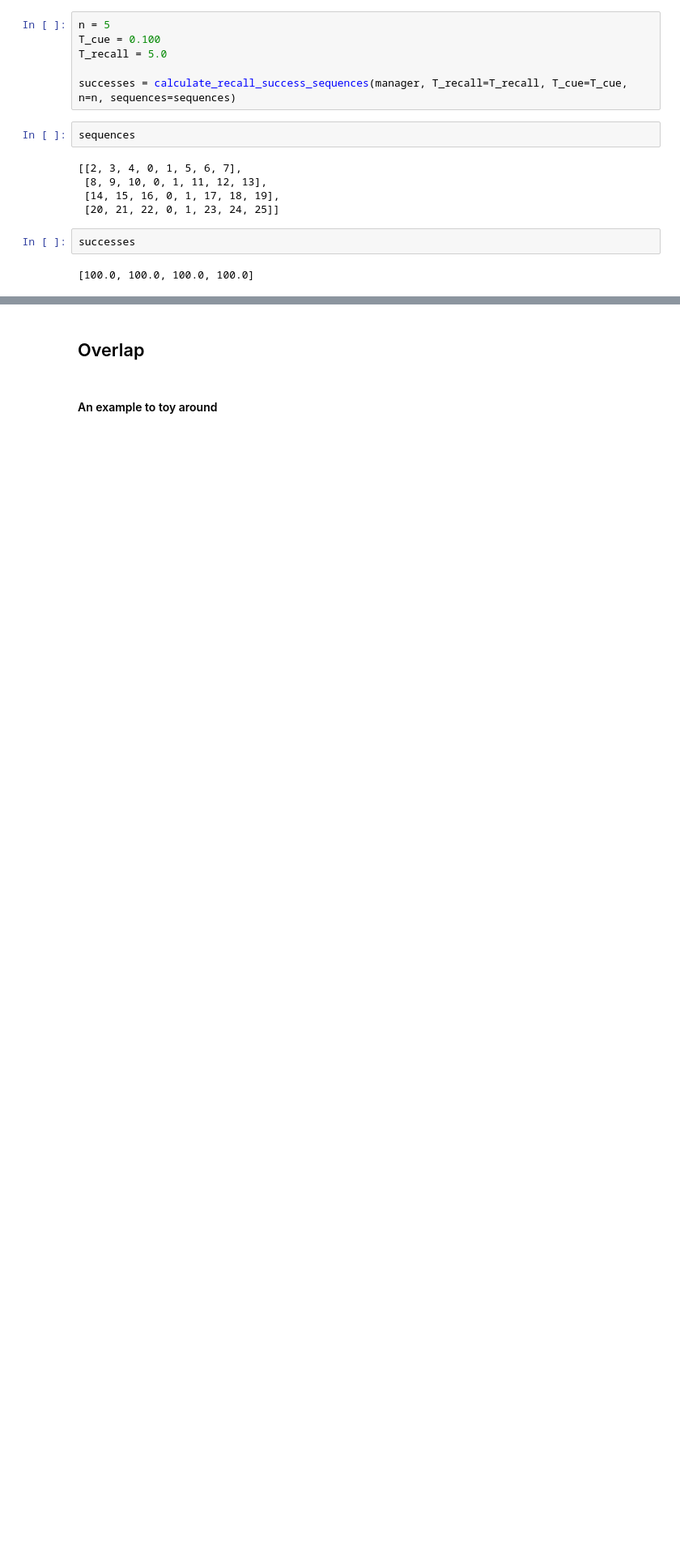
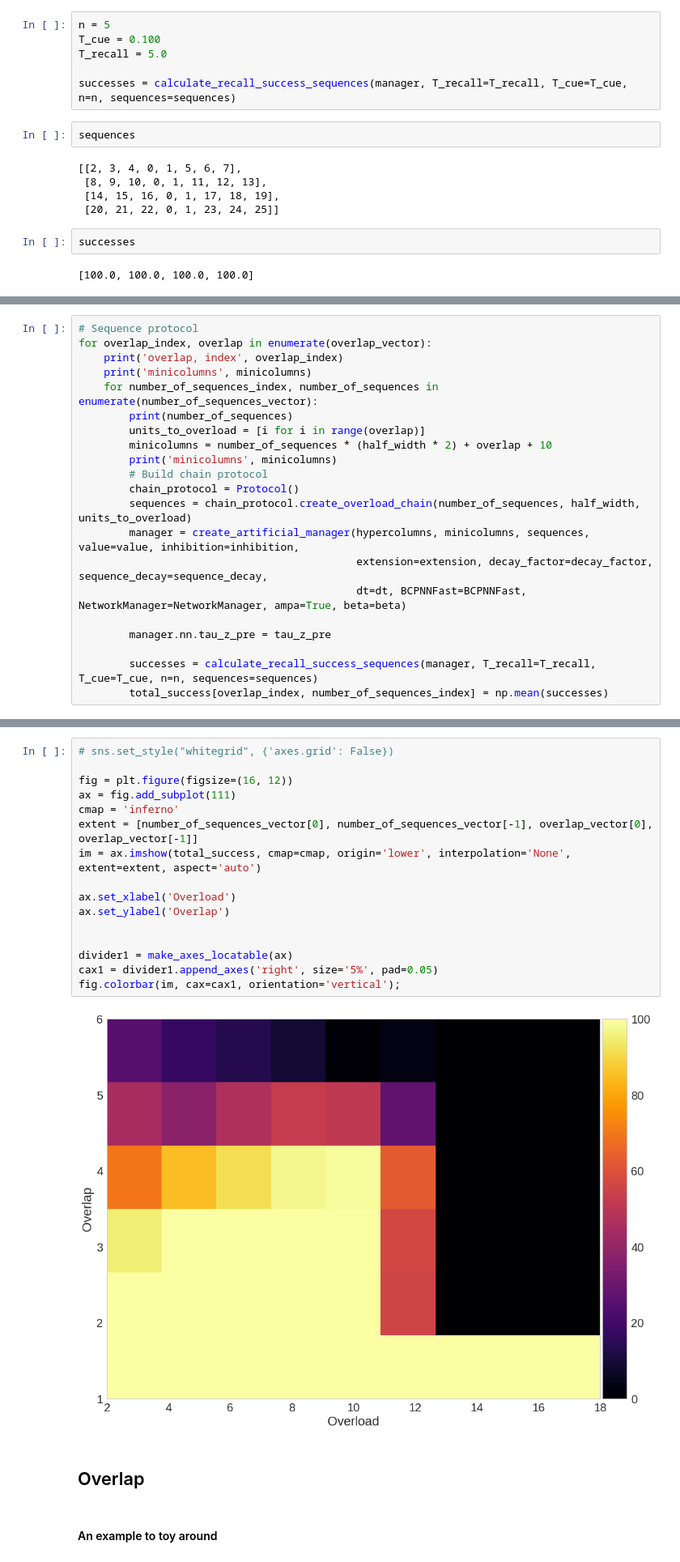
Before and after one commit to h-mayorquin/attractor_sequences, a Jupyter notebook: notebooks/2017-06-15(Overload and overlap study).ipynb, the cells around one changed output, grey strips where cells are left out. Shown at 81% size. Drawn from its saved outputs; the diff is of its cells as text; blank space fills up the shorter version.

```diff
--- a/notebooks/2017-06-15(Overload and overlap study).ipynb
+++ b/notebooks/2017-06-15(Overload and overlap study).ipynb
@@ -88,0 +120,21 @@ successes
+# %%
+# Sequence protocol
+for overlap_index, overlap in enumerate(overlap_vector):
+    print('overlap, index', overlap_index)
+    print('minicolumns', minicolumns)
+    for number_of_sequences_index, number_of_sequences in enumerate(number_of_sequences_vector):
+        print(number_of_sequences)
+        units_to_overload = [i for i in range(overlap)]
+        minicolumns = number_of_sequences * (half_width * 2) + overlap + 10
+        print('minicolumns', minicolumns)
+        # Build chain protocol
+        chain_protocol = Protocol()
+        sequences = chain_protocol.create_overload_chain(number_of_sequences, half_width, units_to_overload)
+        manager = create_artificial_manager(hypercolumns, minicolumns, sequences, value=value, inhibition=inhibition,
+                                            extension=extension, decay_factor=decay_factor, sequence_decay=sequence_decay,
+                                            dt=dt, BCPNNFast=BCPNNFast, NetworkManager=NetworkManager, ampa=True, beta=beta)
+
+        manager.nn.tau_z_pre = tau_z_pre
+
+        successes = calculate_recall_success_sequences(manager, T_recall=T_recall, T_cue=T_cue, n=n, sequences=sequences)
+        total_success[overlap_index, number_of_sequences_index] = np.mean(successes)
@@ -89,3 +159,21 @@ successes
+# %%
+# sns.set_style("whitegrid", {'axes.grid': False})
+
+fig = plt.figure(figsize=(16, 12))
+ax = fig.add_subplot(111)
+cmap = 'inferno'
+extent = [number_of_sequences_vector[0], number_of_sequences_vector[-1], overlap_vector[0], overlap_vector[-1]]
+im = ax.imshow(total_success, cmap=cmap, origin='lower', interpolation='None', extent=extent, aspect='auto')
+
+ax.set_xlabel('Overload')
+ax.set_ylabel('Overlap')
+
+
+divider1 = make_axes_locatable(ax)
+cax1 = divider1.append_axes('right', size='5%', pad=0.05)
+fig.colorbar(im, cax=cax1, orientation='vertical');
+# %% [output]
+[figure, added]
 # %% [markdown]
 ## Overlap
 # %% [markdown]
```
Also changed, not shown: parts of 3 cells of this notebook, 1 other file.
